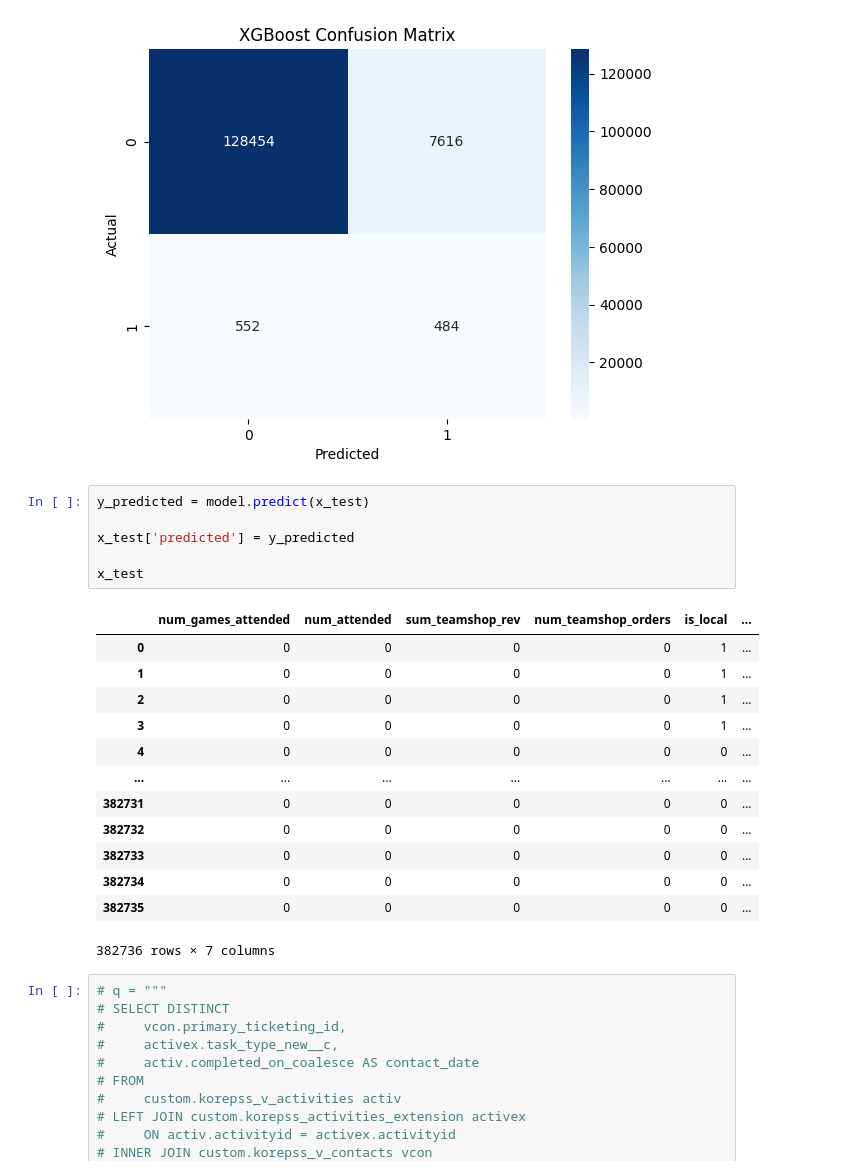
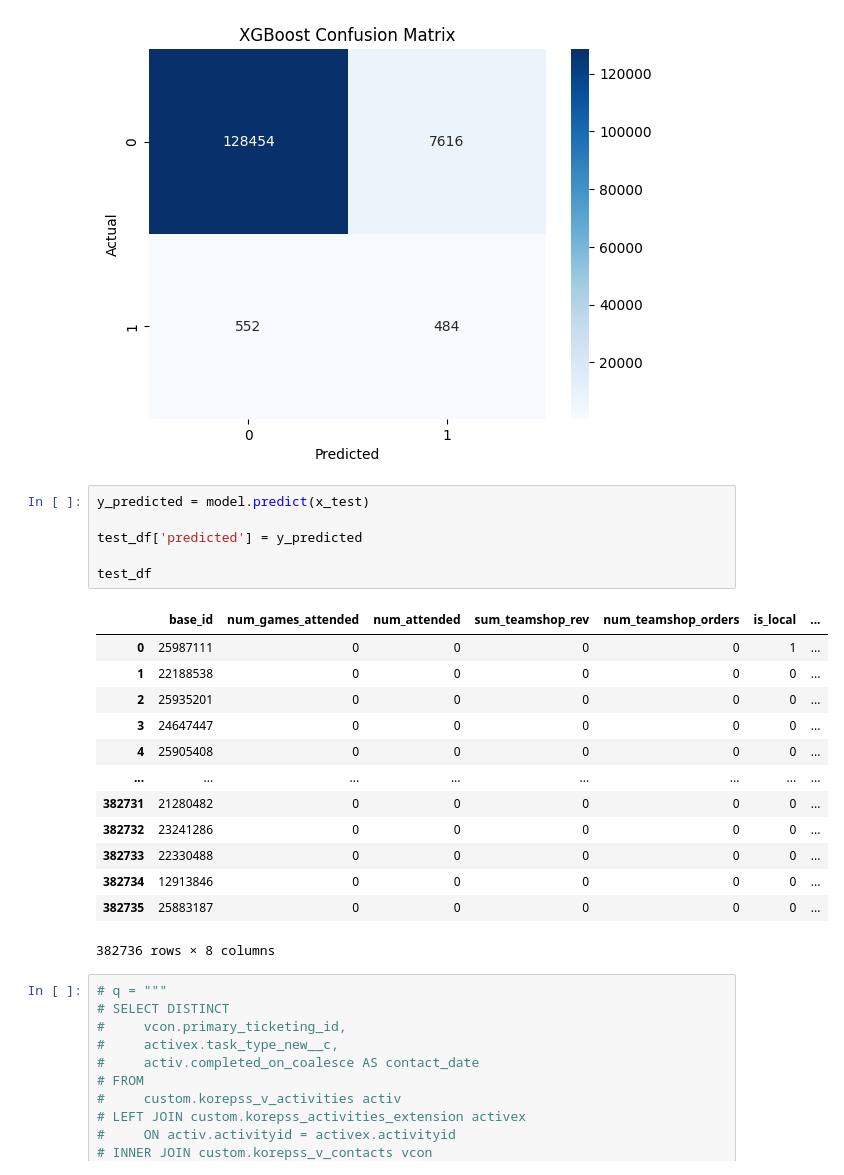
Before and after one commit to riffere-fla/pandas_party, a Jupyter notebook: lead_scoring.ipynb, the cells around one changed output. Saved outputs shown, nothing was run; the diff lists cells and outputs as text.

```diff
--- a/lead_scoring.ipynb
+++ b/lead_scoring.ipynb
@@ -255,23 +255,23 @@ plt.show()
 # %%
 y_predicted = model.predict(x_test)
 
-x_test['predicted'] = y_predicted
+test_df['predicted'] = y_predicted
 
-x_test
+test_df
 # %% [output]
-|  | num_games_attended | num_attended | sum_teamshop_rev | num_teamshop_orders | is_local | ... |
-| 0 | 0 | 0 | 0 | 0 | 1 | ... |
-| 1 | 0 | 0 | 0 | 0 | 1 | ... |
-| 2 | 0 | 0 | 0 | 0 | 1 | ... |
-| 3 | 0 | 0 | 0 | 0 | 1 | ... |
-| 4 | 0 | 0 | 0 | 0 | 0 | ... |
-| ... | ... | ... | ... | ... | ... | ... |
-| 382731 | 0 | 0 | 0 | 0 | 0 | ... |
-| 382732 | 0 | 0 | 0 | 0 | 0 | ... |
-| 382733 | 0 | 0 | 0 | 0 | 0 | ... |
-| 382734 | 0 | 0 | 0 | 0 | 0 | ... |
-| 382735 | 0 | 0 | 0 | 0 | 0 | ... |
+|  | base_id | num_games_attended | num_attended | sum_teamshop_rev | num_teamshop_orders | is_local | ... |
+| 0 | 25987111 | 0 | 0 | 0 | 0 | 1 | ... |
+| 1 | 22188538 | 0 | 0 | 0 | 0 | 0 | ... |
+| 2 | 25935201 | 0 | 0 | 0 | 0 | 0 | ... |
+| 3 | 24647447 | 0 | 0 | 0 | 0 | 0 | ... |
+| 4 | 25905408 | 0 | 0 | 0 | 0 | 0 | ... |
+| ... | ... | ... | ... | ... | ... | ... | ... |
+| 382731 | 21280482 | 0 | 0 | 0 | 0 | 0 | ... |
+| 382732 | 23241286 | 0 | 0 | 0 | 0 | 0 | ... |
+| 382733 | 22330488 | 0 | 0 | 0 | 0 | 0 | ... |
+| 382734 | 12913846 | 0 | 0 | 0 | 0 | 0 | ... |
+| 382735 | 25883187 | 0 | 0 | 0 | 0 | 0 | ... |
-382736 rows × 7 columns
+382736 rows × 8 columns
 # %%
 # q = """
 # SELECT DISTINCT
```
